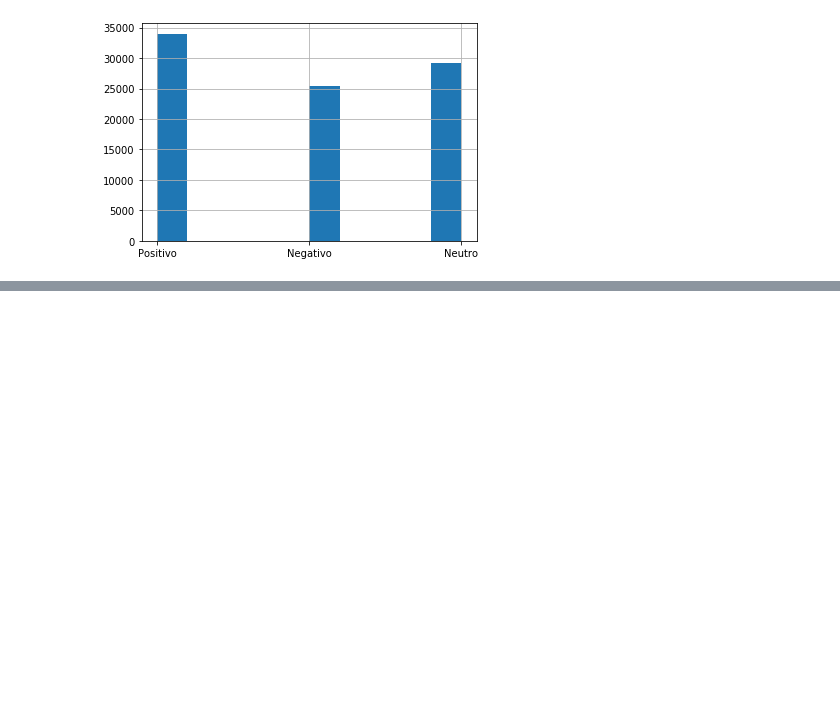
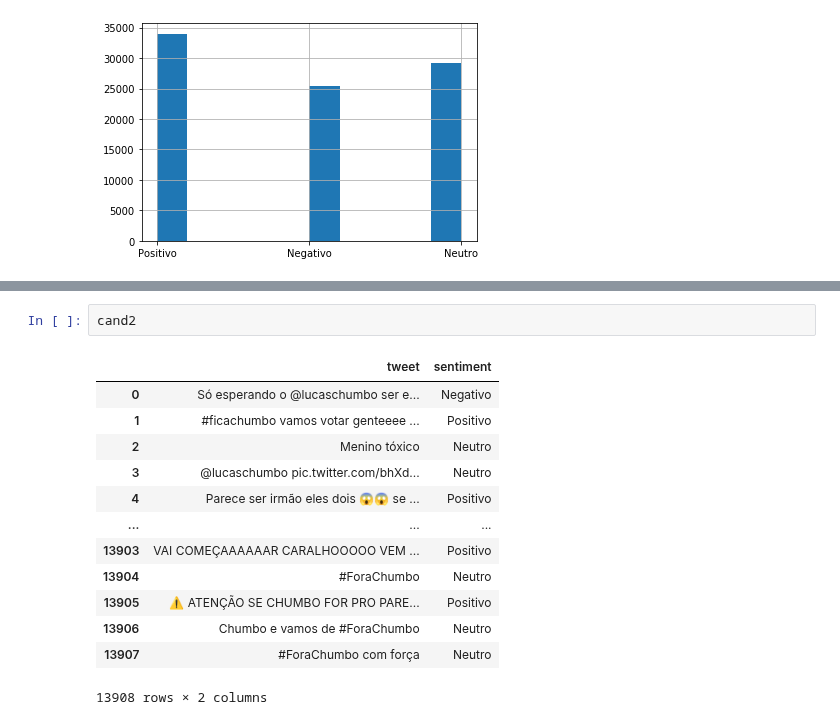
Before and after one commit to kenzosakiyama/BBBert20, a Jupyter notebook: paredao1/candidate_analysis.ipynb, the cells around one changed output, grey strips where cells are left out. Cells and saved outputs as stored; diff of their text form; blank space fills up the shorter version.

```diff
--- a/paredao1/candidate_analysis.ipynb
+++ b/paredao1/candidate_analysis.ipynb
@@ -42,0 +43,16 @@ cand2["sentiment"].hist()
+# %%
+cand2
+# %% [output]
+|  | tweet | sentiment |
+| 0 | Só esperando o @lucaschumbo ser e... | Negativo |
+| 1 | #ficachumbo vamos votar genteeee ... | Positivo |
+| 2 | Menino tóxico | Neutro |
+| 3 | @lucaschumbo pic.twitter.com/bhXd... | Neutro |
+| 4 | Parece ser irmão eles dois 😱😱 se ... | Positivo |
+| ... | ... | ... |
+| 13903 | VAI COMEÇAAAAAAR CARALHOOOOO VEM ... | Positivo |
+| 13904 | #ForaChumbo | Neutro |
+| 13905 | ⚠️ ATENÇÃO SE CHUMBO FOR PRO PARE... | Positivo |
+| 13906 | Chumbo e vamos de #ForaChumbo | Neutro |
+| 13907 | #ForaChumbo com força | Neutro |
+13908 rows × 2 columns
```
Also changed, not shown: parts of 4 cells of this notebook, 2 other files.
